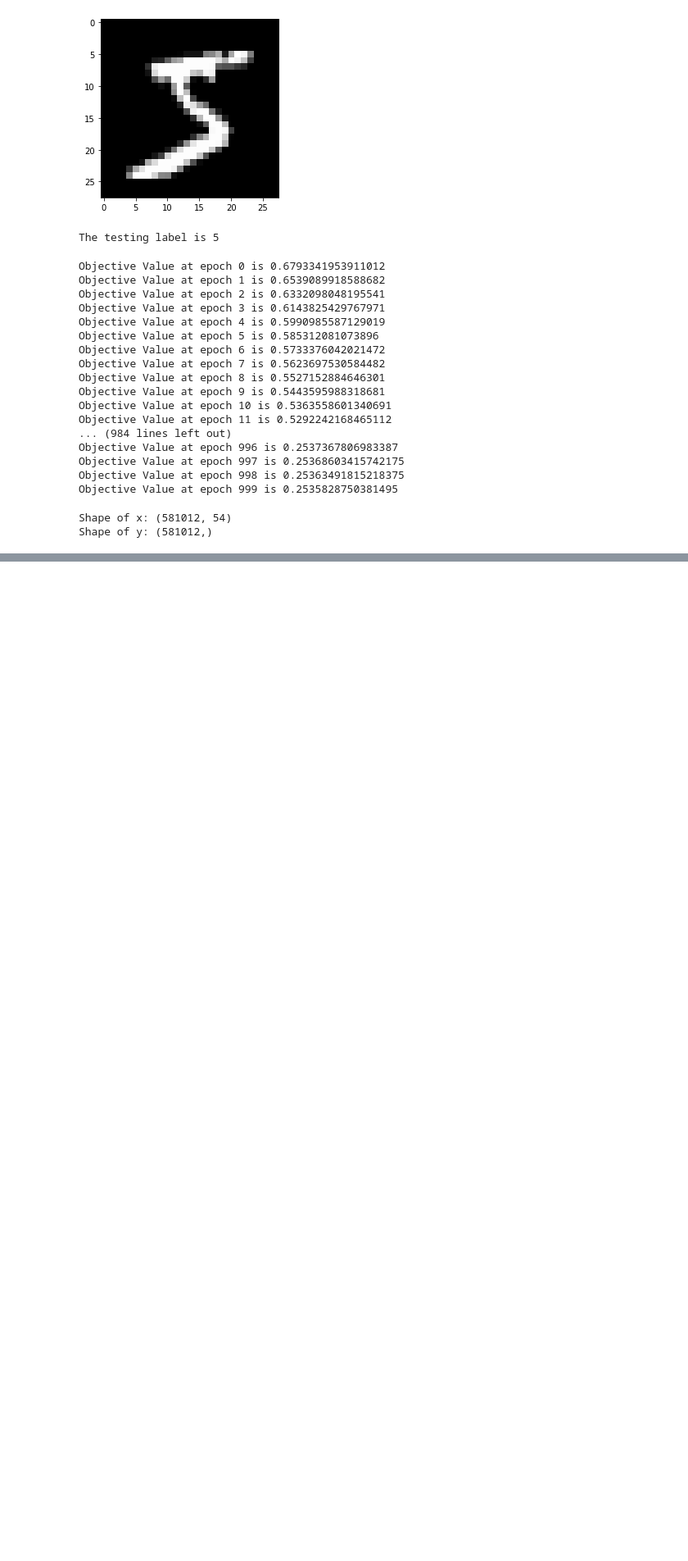
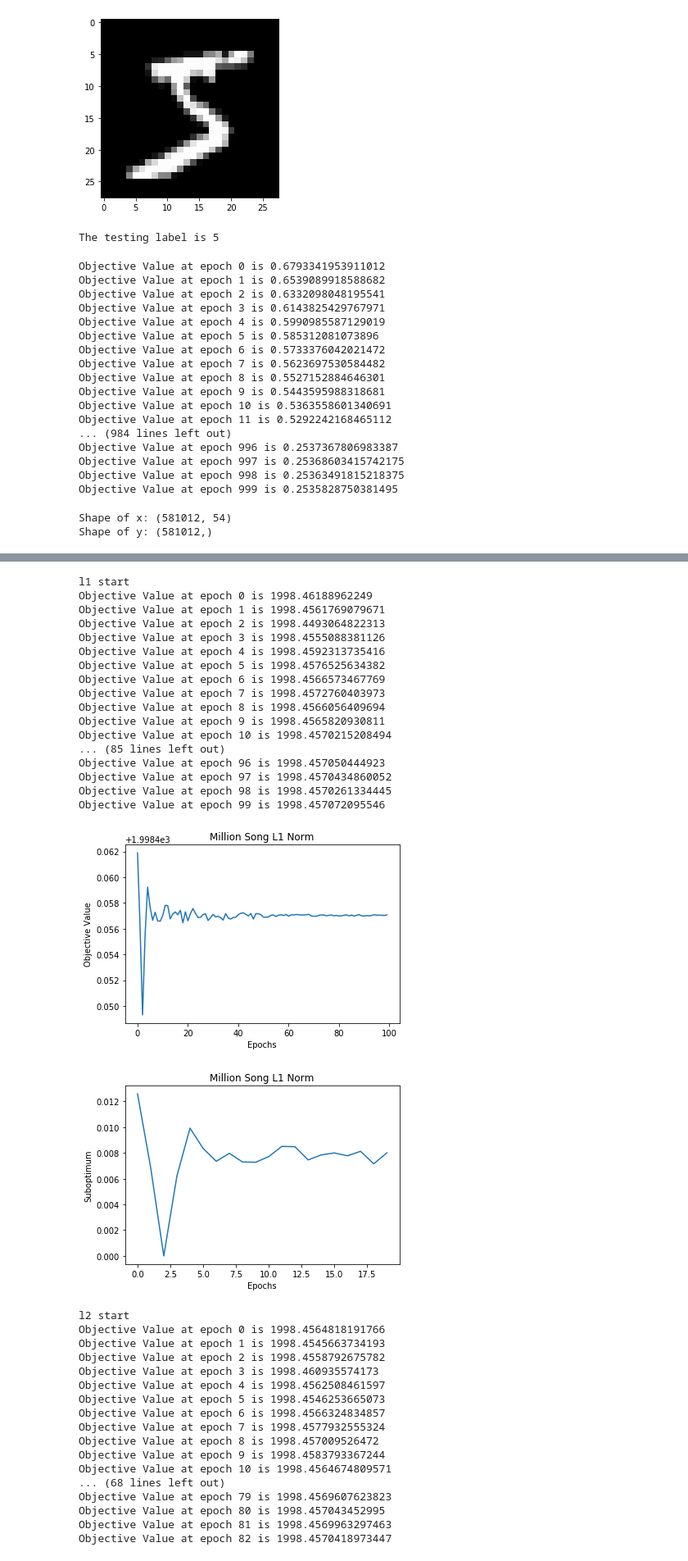
Before and after one commit to vlee1776/SAGA, a Jupyter notebook: SAGA.ipynb, the cells around one changed output, grey strips where cells are left out. Shown at 82% size. Saved outputs shown, nothing was run; the diff lists cells and outputs as text; code cells hidden in the pictures; blank space fills up the shorter version.

Commit message:
million song data set

```diff
--- a/SAGA.ipynb
+++ b/SAGA.ipynb
@@ -379,0 +411,26 @@ Objective Value at epoch 99 is 0.2530255877967198
+# %%
+# https://machinelearningmastery.com/load-machine-learning-data-python/
+# Load CSV
+import numpy
+
+filename = 'YearPredictionMSD'
+raw_data = open(filename, 'rt')
+data = numpy.loadtxt(raw_data, delimiter=",")
+print(data.shape)
+
+n,d = data.shape
+
+permutation = numpy.random.permutation(n)
+
+data = data[permutation]
+
+y = data[:,0]
+x = data[:,1:]
+
+x_train = x[:1000]
+y_train = y[:1000]
+
+x_test = x[1000:]
+y_train = y[1000:]
+
+x_train, x_test = standardize(x_train,x_test)
@@ -379,0 +439,52 @@ Objective Value at epoch 99 is 0.2530255877967198
+# %%
+proximal = lambda x: x
+_,eigs,_ = numpy.linalg.svd(numpy.dot(x_train,x_train.T))
+L = eigs[0]
+n,d = numpy.shape(x_train)
+alpha = 1E-6
+step_size = 1 / (n * alpha + L)
+print('l1 start')
+w_cov_l1, obj_vals_song_l1 = saga(x_train,y_train,alpha,step_size,quadratic_gradient,quadratic_loss, proximal,l1=True,max_epoch=100)
+graph(obj_vals_song_l1,'Million Song',l1=True)
+graph_suboptimal(obj_vals_song_l1,'Million Song',l1=True)
+print('l2 start')
+w_cov_l2, obj_vals_song_l2 = saga(x_train,y_train,alpha,step_size,quadratic_gradient, quadratic_loss, proximal,l2=True,max_epoch=100)
+graph(obj_vals_song_l2,'Million Song',l2=True)
+graph_suboptimal(obj_vals_song_l2,'Million Song',l2=True)
+# %% [output]
+l1 start
+Objective Value at epoch 0 is 1998.46188962249
+Objective Value at epoch 1 is 1998.4561769079671
+Objective Value at epoch 2 is 1998.4493064822313
+Objective Value at epoch 3 is 1998.4555088381126
+Objective Value at epoch 4 is 1998.4592313735416
+Objective Value at epoch 5 is 1998.4576525634382
+Objective Value at epoch 6 is 1998.4566573467769
+Objective Value at epoch 7 is 1998.4572760403973
+Objective Value at epoch 8 is 1998.4566056409694
+Objective Value at epoch 9 is 1998.4565820930811
+Objective Value at epoch 10 is 1998.4570215208494
+... (85 lines left out)
+Objective Value at epoch 96 is 1998.457050444923
+Objective Value at epoch 97 is 1998.4570434860052
+Objective Value at epoch 98 is 1998.4570261334445
+Objective Value at epoch 99 is 1998.457072095546
+[figure, added]
+[figure, added]
+l2 start
+Objective Value at epoch 0 is 1998.4564818191766
+Objective Value at epoch 1 is 1998.4545663734193
+Objective Value at epoch 2 is 1998.4558792675782
+Objective Value at epoch 3 is 1998.460935574173
+Objective Value at epoch 4 is 1998.4562508461597
+Objective Value at epoch 5 is 1998.4546253665073
+Objective Value at epoch 6 is 1998.4566324834857
+Objective Value at epoch 7 is 1998.4577932555324
+Objective Value at epoch 8 is 1998.457009526472
+Objective Value at epoch 9 is 1998.4583793367244
+Objective Value at epoch 10 is 1998.4564674809571
+... (68 lines left out)
+Objective Value at epoch 79 is 1998.4569607623823
+Objective Value at epoch 80 is 1998.457043452995
+Objective Value at epoch 81 is 1998.4569963297463
+Objective Value at epoch 82 is 1998.4570418973447
```
Also changed, not shown: parts of 7 cells of this notebook, 1 other file.
